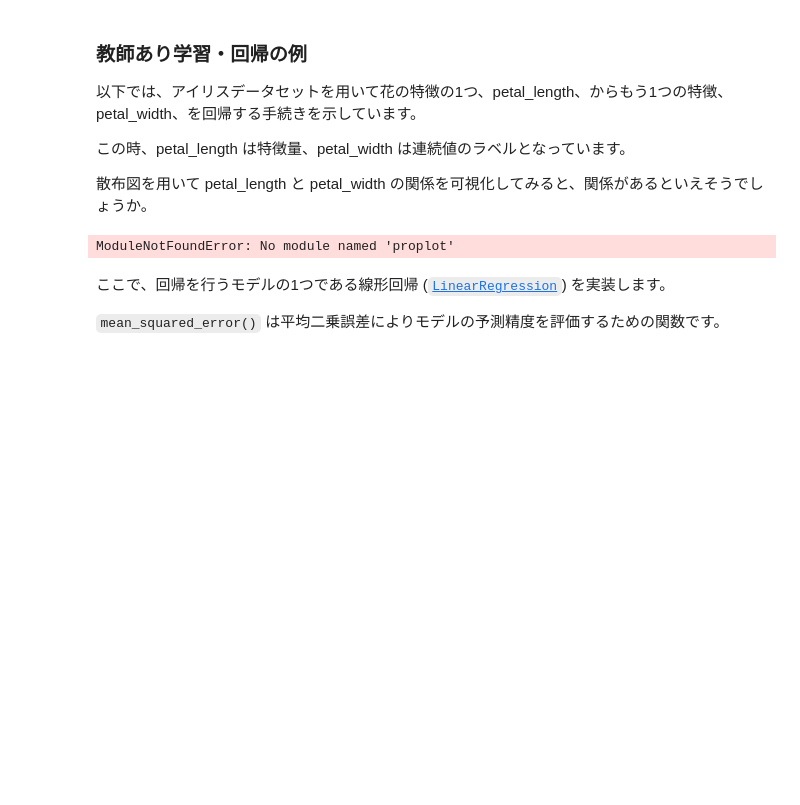
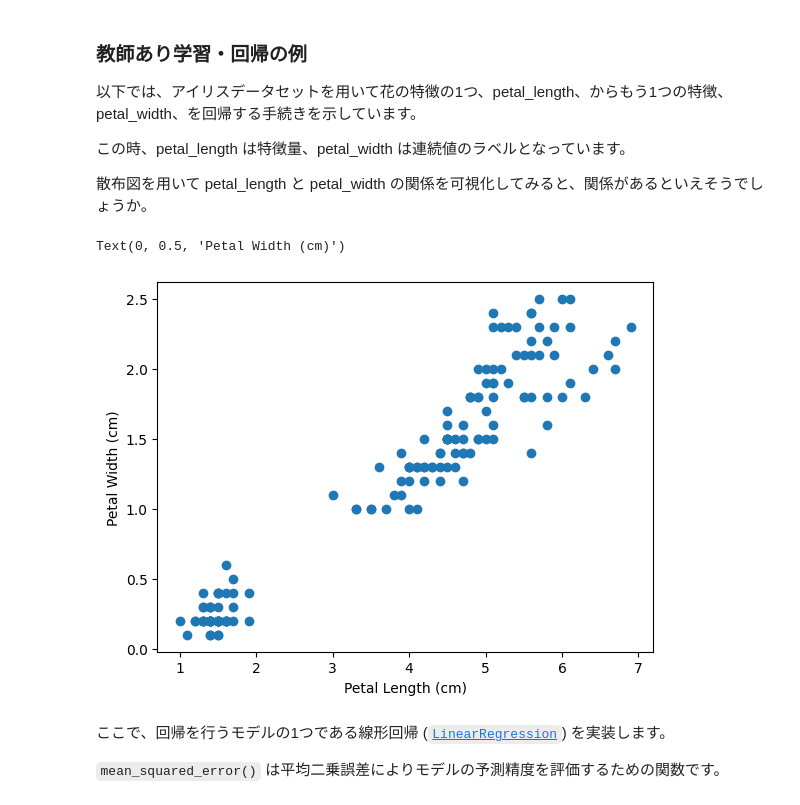
Before and after one commit to lvzeyu/css_tohoku, a Jupyter notebook: css_tohoku/_build/jupyter_execute/draft/scikit-learn.ipynb, the cells around one changed output. Cells and saved outputs as stored; diff of their text form; code cells hidden in the pictures; blank space fills up the shorter version.

````diff
--- a/css_tohoku/_build/jupyter_execute/draft/scikit-learn.ipynb
+++ b/css_tohoku/_build/jupyter_execute/draft/scikit-learn.ipynb
@@ -141,25 +141,28 @@ accuracy_score(y_test, y_predicted) # 予測精度（accuracy）の評価
 
 散布図を用いて petal_length と petal_width の関係を可視化してみると、関係があるといえそうでしょうか。
 # %%
-import proplot as pplt
-fig, ax = pplt.subplots()
+import matplotlib.pyplot as plt
+
+
+fig, ax = plt.subplots()
 
 iris= datasets.load_iris()
 X = iris.data # 特徴量データ
 
 
 # Extract petal length and petal width
 petal_length = X[:, 2]
 petal_width = X[:, 3]
 
 # Create a scatter plot using proplot
 
 ax.scatter(petal_length, petal_width)
 # Set plot labels and title
 ax.set_xlabel('Petal Length (cm)')
 ax.set_ylabel('Petal Width (cm)')
 # %% [output]
-ModuleNotFoundError: No module named 'proplot'
+Text(0, 0.5, 'Petal Width (cm)')
+[figure, added]
 # %% [markdown]
 
 ここで、回帰を行うモデルの1つである線形回帰 ([```LinearRegression```](https://scikit-learn.org/stable/modules/generated/sklearn.linear_model.LinearRegression.html)) を実装します。
````
Also changed, not shown: parts of 5 cells of this notebook, 10 other files.
